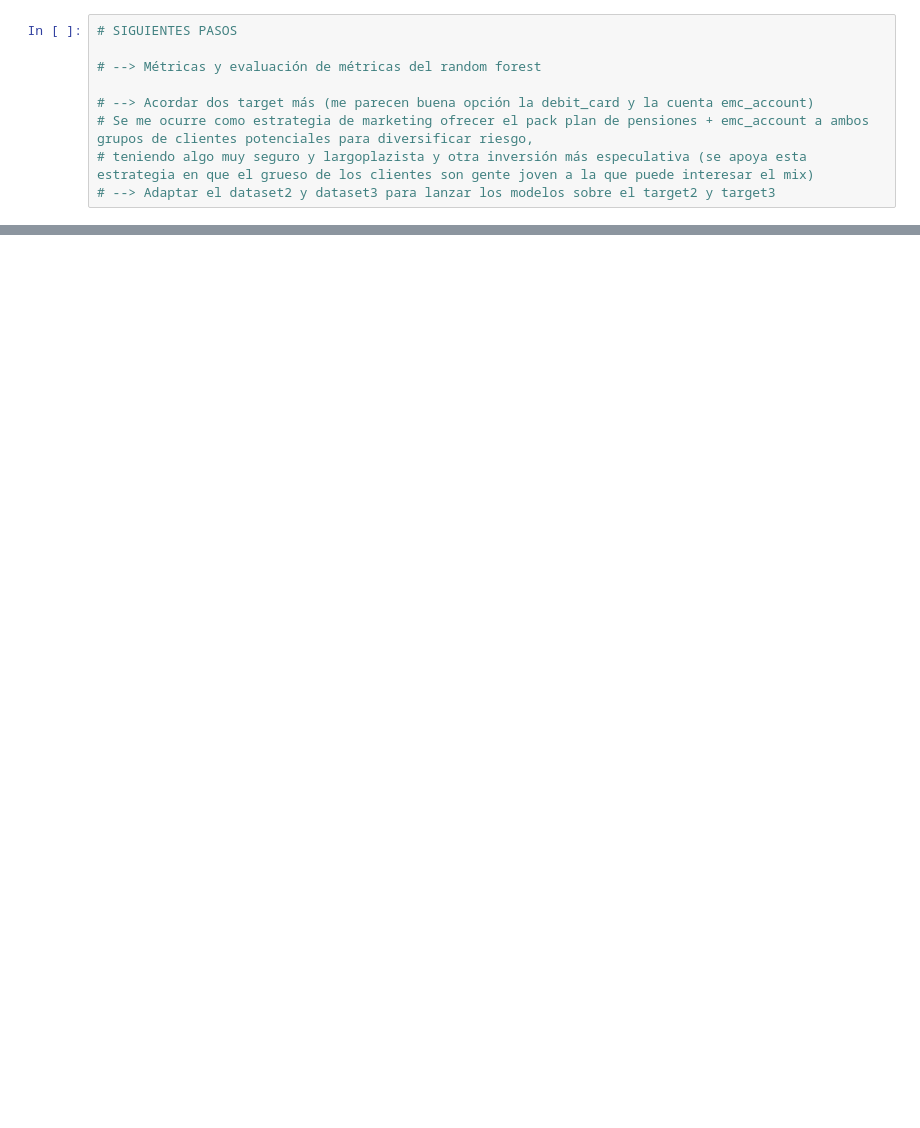
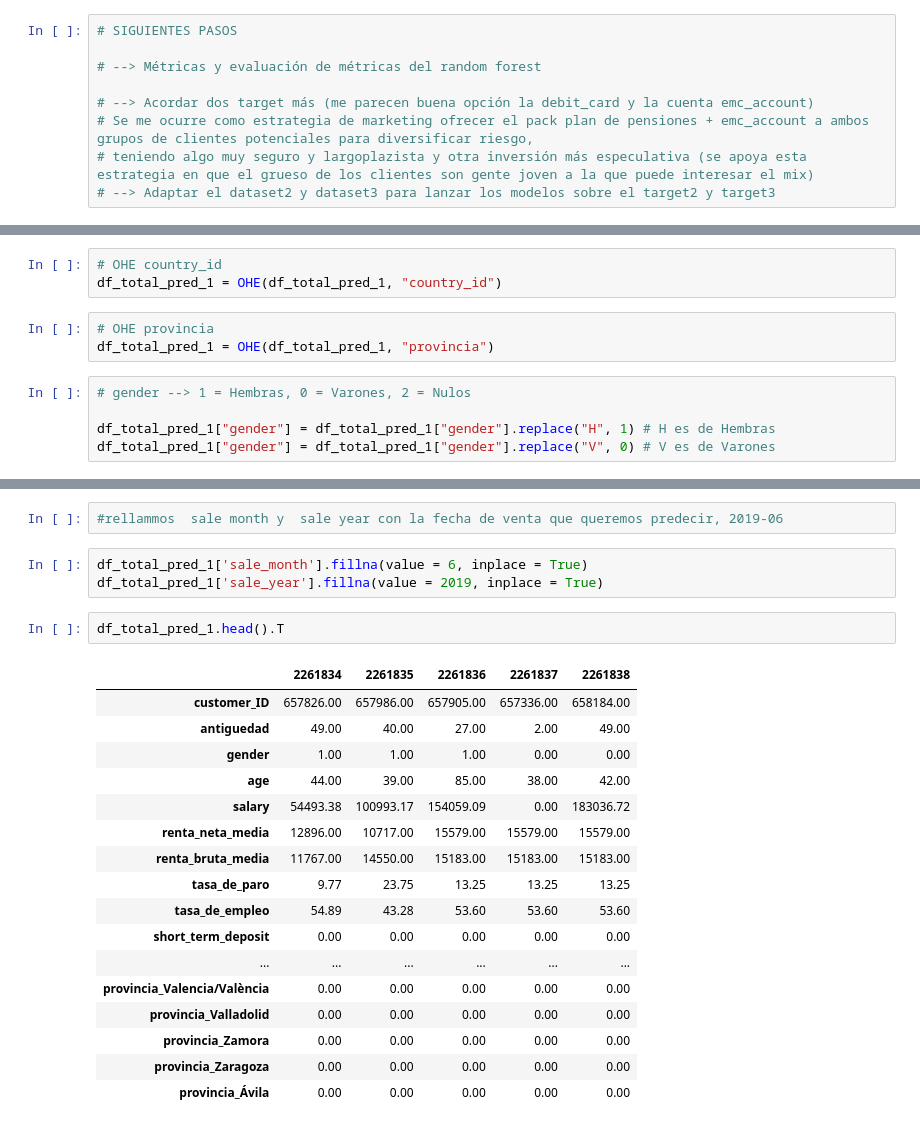
Before and after one commit to RicardColomOrero/easymoney, a Jupyter notebook: Easymoney_grupo5_target_pension_plan.ipynb, the cells around one changed output, grey strips where cells are left out. Saved outputs shown, nothing was run; the diff lists cells and outputs as text; blank space fills up the shorter version.

```diff
--- a/Easymoney_grupo5_target_pension_plan.ipynb
+++ b/Easymoney_grupo5_target_pension_plan.ipynb
@@ -2441,0 +2611,11 @@ ROC AUC Score for GradientBoosting: 0.7277133292098117
+# %%
+# OHE country_id
+df_total_pred_1 = OHE(df_total_pred_1, "country_id")
+# %%
+# OHE provincia
+df_total_pred_1 = OHE(df_total_pred_1, "provincia")
+# %%
+# gender --> 1 = Hembras, 0 = Varones, 2 = Nulos
+
+df_total_pred_1["gender"] = df_total_pred_1["gender"].replace("H", 1) # H es de Hembras
+df_total_pred_1["gender"] = df_total_pred_1["gender"].replace("V", 0) # V es de Varones
@@ -2441,0 +2642,25 @@ ROC AUC Score for GradientBoosting: 0.7277133292098117
+# %%
+#rellammos  sale month y  sale year con la fecha de venta que queremos predecir, 2019-06
+# %%
+df_total_pred_1['sale_month'].fillna(value = 6, inplace = True)
+df_total_pred_1['sale_year'].fillna(value = 2019, inplace = True)
+# %%
+df_total_pred_1.head().T
+# %% [output]
+|  | 2261834 | 2261835 | 2261836 | 2261837 | 2261838 |
+| customer_ID | 657826.00 | 657986.00 | 657905.00 | 657336.00 | 658184.00 |
+| antiguedad | 49.00 | 40.00 | 27.00 | 2.00 | 49.00 |
+| gender | 1.00 | 1.00 | 1.00 | 0.00 | 0.00 |
+| age | 44.00 | 39.00 | 85.00 | 38.00 | 42.00 |
+| salary | 54493.38 | 100993.17 | 154059.09 | 0.00 | 183036.72 |
+| renta_neta_media | 12896.00 | 10717.00 | 15579.00 | 15579.00 | 15579.00 |
+| renta_bruta_media | 11767.00 | 14550.00 | 15183.00 | 15183.00 | 15183.00 |
+| tasa_de_paro | 9.77 | 23.75 | 13.25 | 13.25 | 13.25 |
+| tasa_de_empleo | 54.89 | 43.28 | 53.60 | 53.60 | 53.60 |
+| short_term_deposit | 0.00 | 0.00 | 0.00 | 0.00 | 0.00 |
+| ... | ... | ... | ... | ... | ... |
+| provincia_Valencia/València | 0.00 | 0.00 | 0.00 | 0.00 | 0.00 |
+| provincia_Valladolid | 0.00 | 0.00 | 0.00 | 0.00 | 0.00 |
+| provincia_Zamora | 0.00 | 0.00 | 0.00 | 0.00 | 0.00 |
+| provincia_Zaragoza | 0.00 | 0.00 | 0.00 | 0.00 | 0.00 |
+| provincia_Ávila | 0.00 | 0.00 | 0.00 | 0.00 | 0.00 |
```
Also changed, not shown: parts of 46 cells of this notebook.
